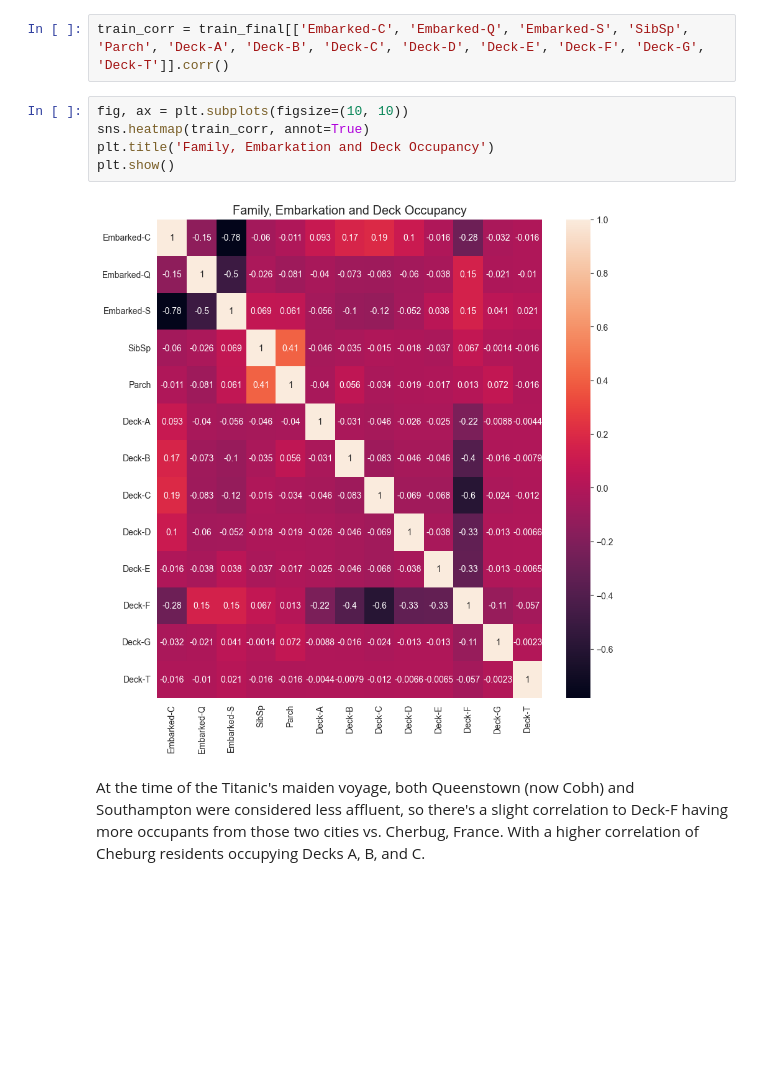
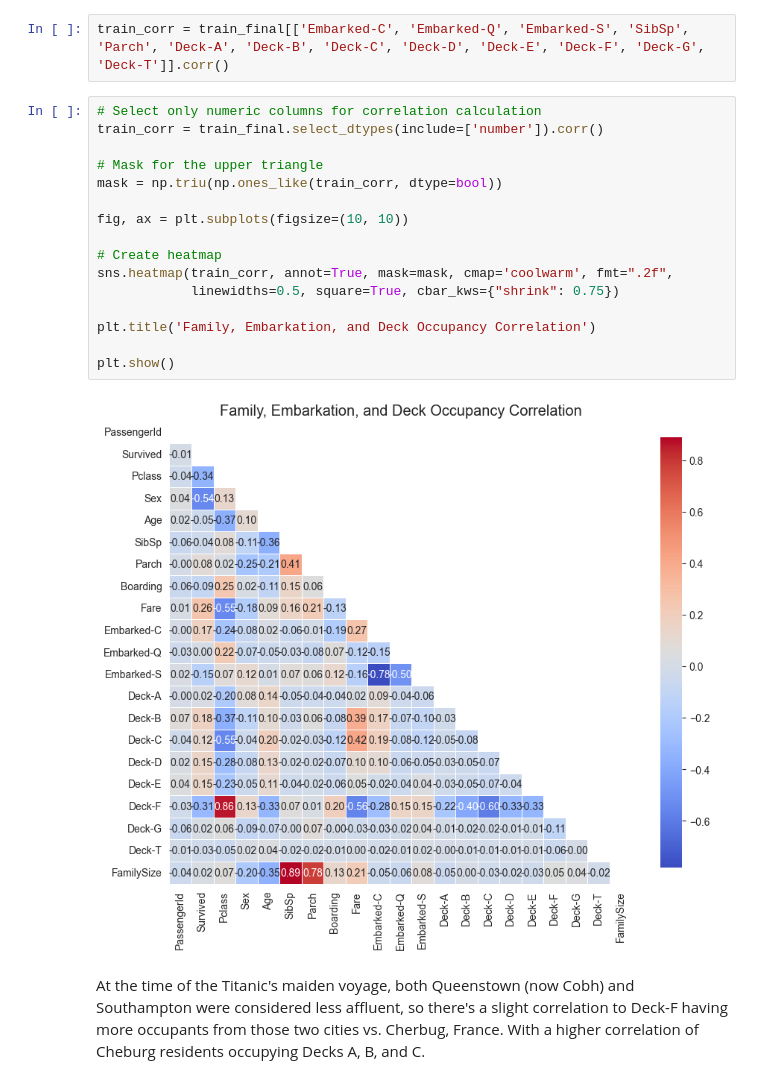
Before and after one commit to scottmr007/Titanic_EDA, a Jupyter notebook: Titanice_EDA.ipynb, the cells around one changed output. Drawn from its saved outputs; the diff is of its cells as text; blank space fills up the shorter version.

```diff
--- a/Titanice_EDA.ipynb
+++ b/Titanice_EDA.ipynb
@@ -678,12 +679,23 @@ Being in the 1st class, and female had a definite advantage! Even 3rd class fema
 # %%
 train_corr = train_final[['Embarked-C', 'Embarked-Q', 'Embarked-S', 'SibSp', 'Parch', 'Deck-A', 'Deck-B', 'Deck-C', 'Deck-D', 'Deck-E', 'Deck-F', 'Deck-G', 'Deck-T']].corr()
 # %%
+# Select only numeric columns for correlation calculation
+train_corr = train_final.select_dtypes(include=['number']).corr()
+
+# Mask for the upper triangle
+mask = np.triu(np.ones_like(train_corr, dtype=bool))
+
 fig, ax = plt.subplots(figsize=(10, 10))
-sns.heatmap(train_corr, annot=True)
-plt.title('Family, Embarkation and Deck Occupancy')
+
+# Create heatmap
+sns.heatmap(train_corr, annot=True, mask=mask, cmap='coolwarm', fmt=".2f",
+            linewidths=0.5, square=True, cbar_kws={"shrink": 0.75})
+
+plt.title('Family, Embarkation, and Deck Occupancy Correlation')
+
 plt.show()
 # %% [output]
-[figure, old version]
+[figure, new version]
 # %% [markdown]
 At the time of the Titanic's maiden voyage, both Queenstown (now Cobh) and Southampton were considered less affluent, so there's a slight correlation to Deck-F having more occupants from those two cities vs. Cherbug, France. With a higher correlation of Cheburg residents occupying Decks A, B, and C.
 # %% [markdown]
```
Also changed, not shown: parts of 20 cells of this notebook, 1 other file.
